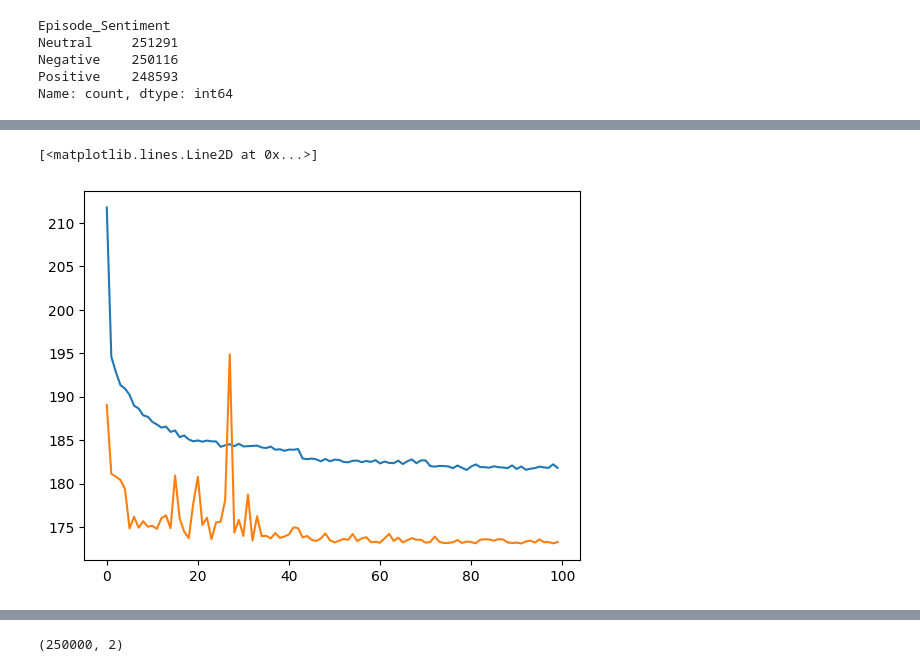
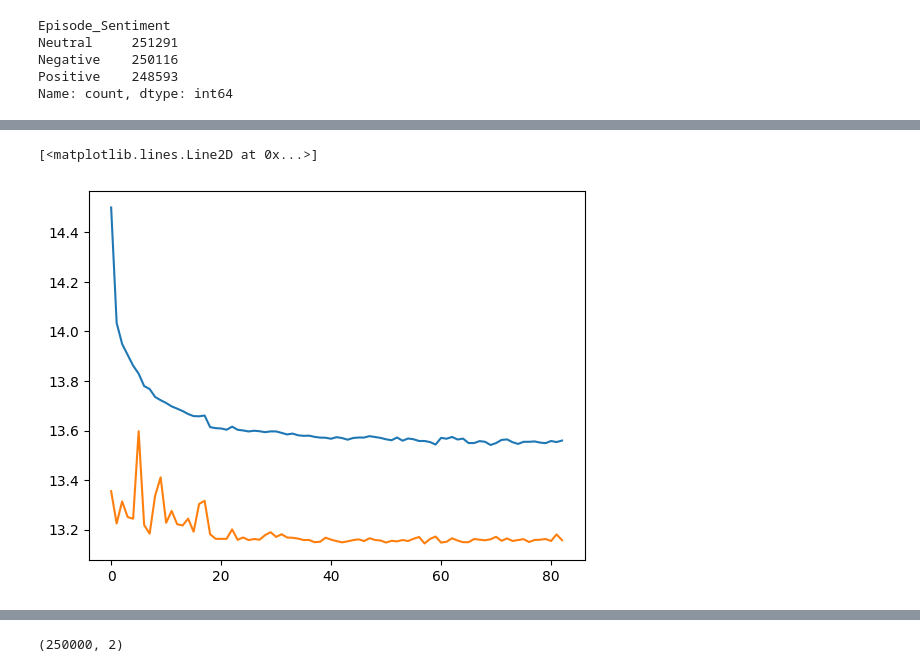
Before and after one commit to isfar12/Machine-Learning, a Jupyter notebook: Contest_journey/pocast_listening_time.ipynb, the cells around one changed output, grey strips where cells are left out. Drawn from its saved outputs; the diff is of its cells as text; code cells hidden in the pictures.

```diff
--- a/Contest_journey/pocast_listening_time.ipynb
+++ b/Contest_journey/pocast_listening_time.ipynb
@@ -479,19 +668,33 @@ Model: "sequential_5"
+# %%
+import tensorflow.keras.backend as K
+import tensorflow as tf
+
+def rmse(y_true, y_pred):
+    y_true = tf.cast(y_true, tf.float32)
+    return K.sqrt(K.mean(K.square(y_pred - y_true)))
 # %%
-model.compile(optimizer=tf.keras.optimizers.Adam(learning_rate=.1),loss=tf.keras.losses.MSE,metrics=['mae'])
+model.compile(optimizer=tf.keras.optimizers.Adam(learning_rate=.01),loss=tf.keras.losses.MSE,metrics=[rmse,'mae'])
 # %%
 lr_scheduler = tf.keras.callbacks.ReduceLROnPlateau(
-    monitor='val_loss', factor=0.3, patience=10, min_lr=1e-6
+    monitor='val_rmse',
+    factor=0.3,
+    patience=10,
+    min_lr=1e-6,
+    mode='min'
 )
 early_stopping = tf.keras.callbacks.EarlyStopping(
-    monitor='val_loss', patience=25, restore_best_weights=True
+    monitor='val_rmse',
+    patience=25,
+    restore_best_weights=True,
+    mode='min'
 )
 checkpoint = tf.keras.callbacks.ModelCheckpoint(
     filepath='models/ann_best_model.keras',            # Save to file
-    monitor='val_loss',                  # What to monitor
+    monitor='val_rmse',                  # What to monitor
     mode='min',                          # We want to maximize accuracy
     save_best_only=True,                 # Only save if it's the best
     verbose=1
 )
 # %%
-history=model.fit(X,Y,epochs=100,validation_split=0.2,batch_size=128,callbacks=[early_stopping,lr_scheduler,checkpoint])
+history=model.fit(x_train,y_train,epochs=100,validation_split=0.2,batch_size=128,callbacks=[early_stopping,lr_scheduler,checkpoint])
 # %% [output]
@@ -516,9 +702,9 @@ Epoch 5/100
 # %%
-plt.plot(history.history["loss"])
-plt.plot(history.history["val_loss"])
+plt.plot(history.history["rmse"])
+plt.plot(history.history["val_rmse"])
 # %% [output]
 [<matplotlib.lines.Line2D at 0x...>]
-[figure, old version]
+[figure, new version]
 # %%
 predicted=model.predict(test_df)
 # %% [output]
```
Also changed, not shown: parts of 67 cells of this notebook, 2 other files.
